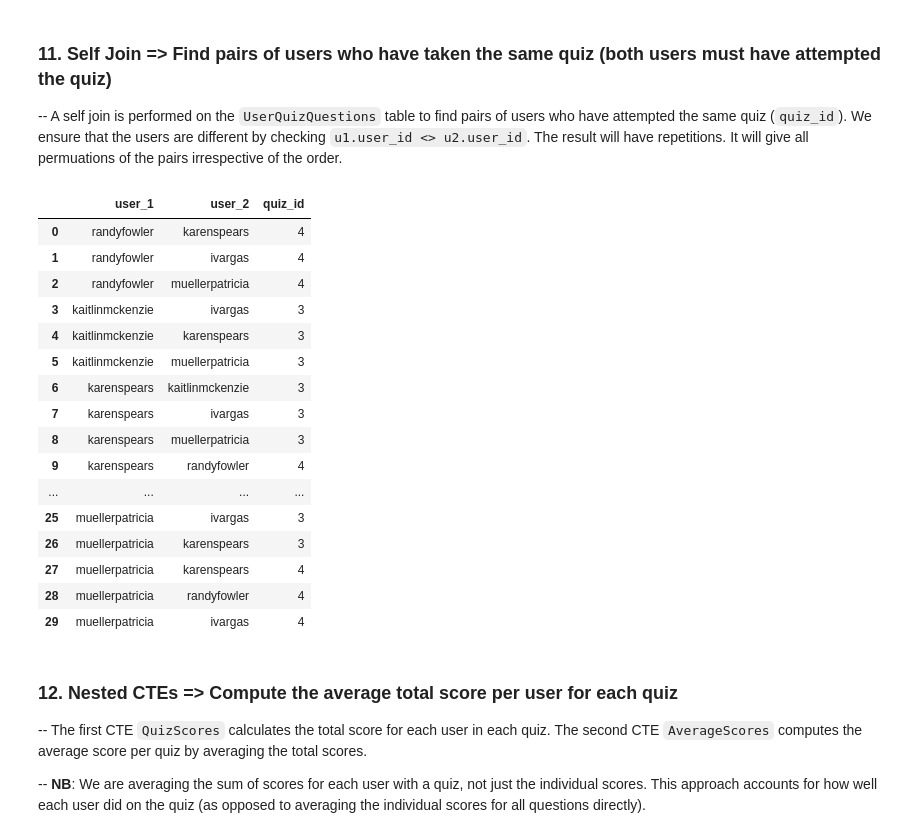
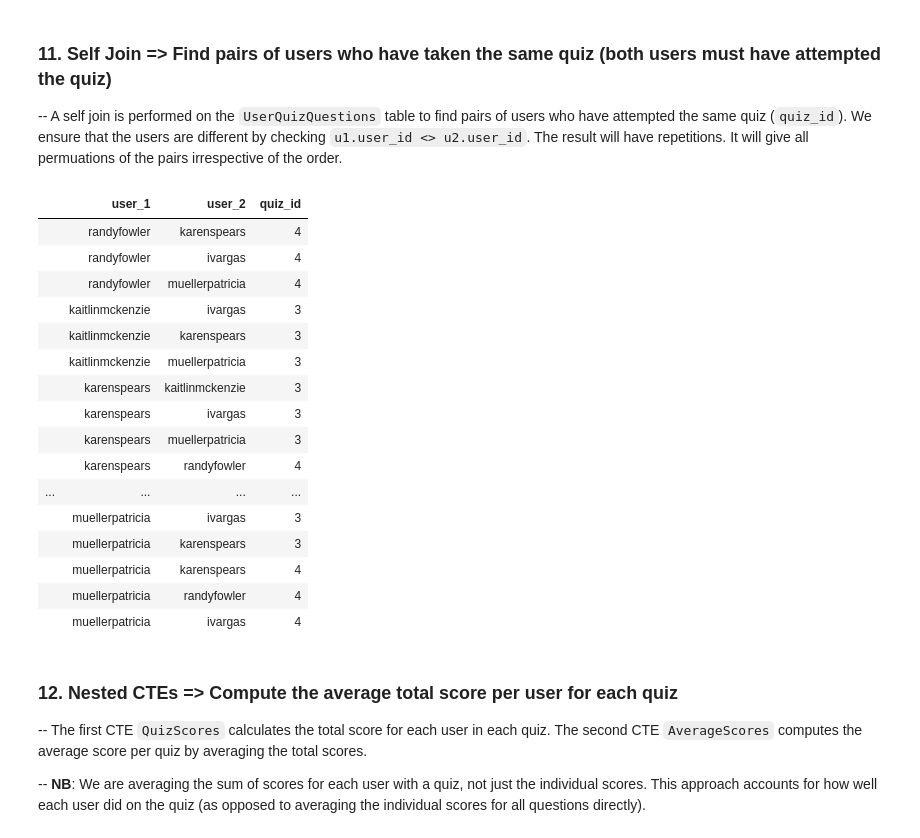
Before and after one commit to kevinvanissa/into-to-sql, a Jupyter notebook: SQL_Queries.ipynb, the cells around one changed output. Cells and saved outputs as stored; diff of their text form; code cells hidden in the pictures.

```diff
--- a/SQL_Queries.ipynb
+++ b/SQL_Queries.ipynb
@@ -265,6 +275,7 @@ SELECT username
 FROM Users
 WHERE user_id IN (SELECT user_id FROM UserQuizQuestions WHERE quiz_id = 1);
 """
-runSQL(query, engine)
+df = runSQL(query, engine)
+hide_index(df)
 # %% [output]
 |  | username |
@@ -292,6 +303,7 @@ JOIN Users u ON us.user_id = u.user_id
 ORDER BY us.total_score DESC
 LIMIT 1;
 """
-runSQL(query, engine)
+df = runSQL(query, engine)
+hide_index(df)
 # %% [output]
 |  | username | total_score |
@@ -312,6 +324,7 @@ SELECT u.username, us.total_score,
 FROM UserScores us
 JOIN Users u ON us.user_id = u.user_id;
 """
-runSQL(query, engine)
+df = runSQL(query, engine)
+hide_index(df)
 # %% [output]
 |  | username | total_score | rank |
@@ -329,7 +342,8 @@ FROM Questions
 WHERE quiz_id = 2
 GROUP BY quiz_id;
 """
-runSQL(query, engine)
+df = runSQL(query, engine)
+hide_index(df)
 # %% [output]
 |  | quiz_id | questions |
 # %% [markdown]
@@ -338,31 +352,32 @@ runSQL(query, engine)
 # %%
 query="""
 SELECT u1.username AS user_1, u2.username AS user_2, uq.quiz_id
 FROM UserQuizQuestions uq
 JOIN Users u1 ON uq.user_id = u1.user_id
 JOIN UserQuizQuestions uq2 ON uq.quiz_id = uq2.quiz_id
 JOIN Users u2 ON uq2.user_id = u2.user_id
 WHERE u1.user_id <> u2.user_id;
 """
-runSQL(query, engine)
+df = runSQL(query, engine)
+hide_index(df)
 # %% [output]
 |  | user_1 | user_2 | quiz_id |
-| 0 | randyfowler | karenspears | 4 |
-| 1 | randyfowler | ivargas | 4 |
-| 2 | randyfowler | muellerpatricia | 4 |
-| 3 | kaitlinmckenzie | ivargas | 3 |
-| 4 | kaitlinmckenzie | karenspears | 3 |
-| 5 | kaitlinmckenzie | muellerpatricia | 3 |
-| 6 | karenspears | kaitlinmckenzie | 3 |
-| 7 | karenspears | ivargas | 3 |
-| 8 | karenspears | muellerpatricia | 3 |
-| 9 | karenspears | randyfowler | 4 |
+|  | randyfowler | karenspears | 4 |
+|  | randyfowler | ivargas | 4 |
+|  | randyfowler | muellerpatricia | 4 |
+|  | kaitlinmckenzie | ivargas | 3 |
+|  | kaitlinmckenzie | karenspears | 3 |
+|  | kaitlinmckenzie | muellerpatricia | 3 |
+|  | karenspears | kaitlinmckenzie | 3 |
+|  | karenspears | ivargas | 3 |
+|  | karenspears | muellerpatricia | 3 |
+|  | karenspears | randyfowler | 4 |
 | ... | ... | ... | ... |
-| 25 | muellerpatricia | ivargas | 3 |
-| 26 | muellerpatricia | karenspears | 3 |
-| 27 | muellerpatricia | karenspears | 4 |
-| 28 | muellerpatricia | randyfowler | 4 |
-| 29 | muellerpatricia | ivargas | 4 |
+|  | muellerpatricia | ivargas | 3 |
+|  | muellerpatricia | karenspears | 3 |
+|  | muellerpatricia | karenspears | 4 |
+|  | muellerpatricia | randyfowler | 4 |
+|  | muellerpatricia | ivargas | 4 |
 # %% [markdown]
 ### 12. **Nested CTEs** => Compute the average total score per user for each quiz
 -- The first CTE `QuizScores` calculates the total score for each user in each quiz. The second CTE `AverageScores` computes the average score per quiz by averaging the total scores.
```
Also changed, not shown: parts of 18 cells of this notebook.
